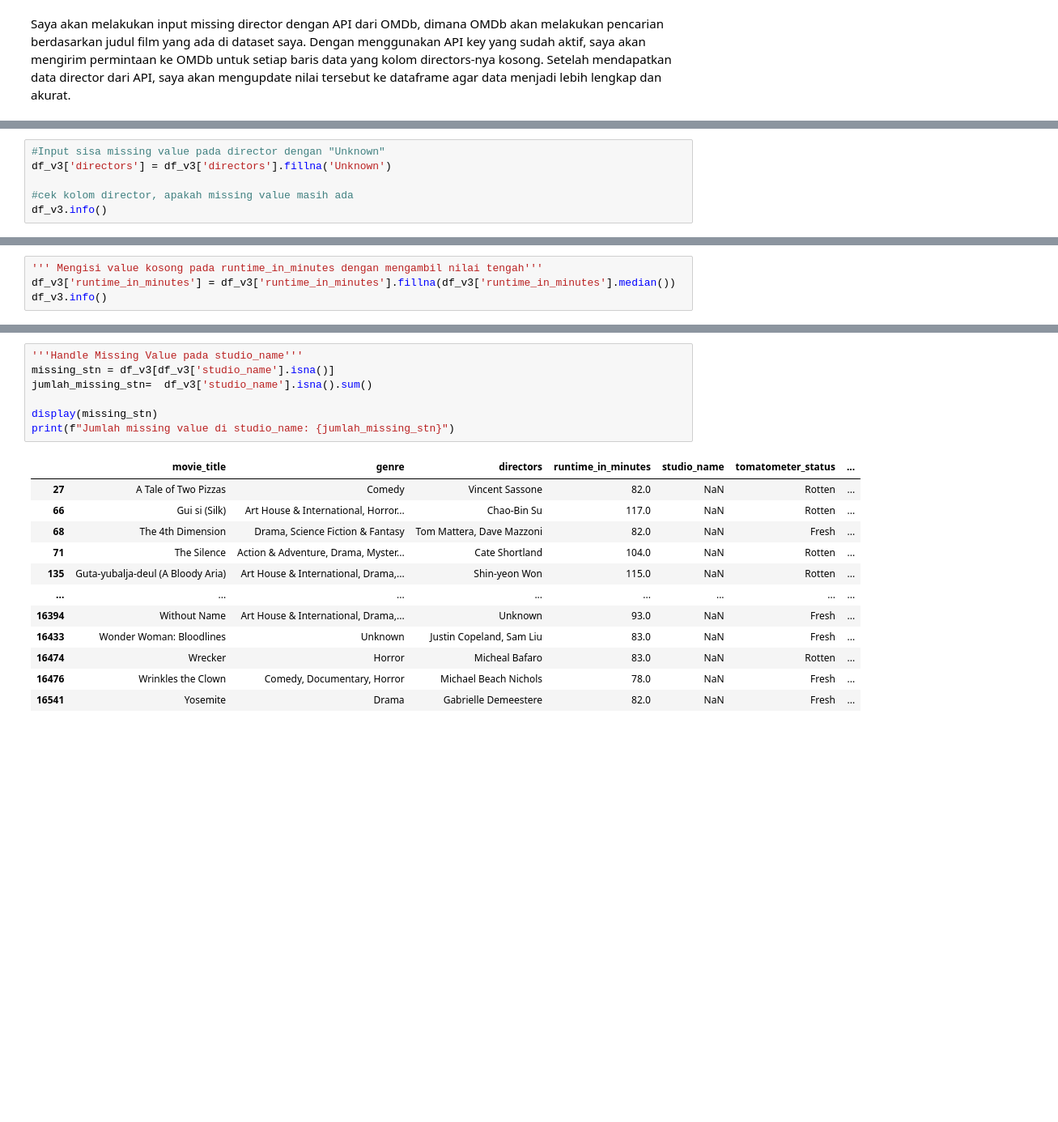
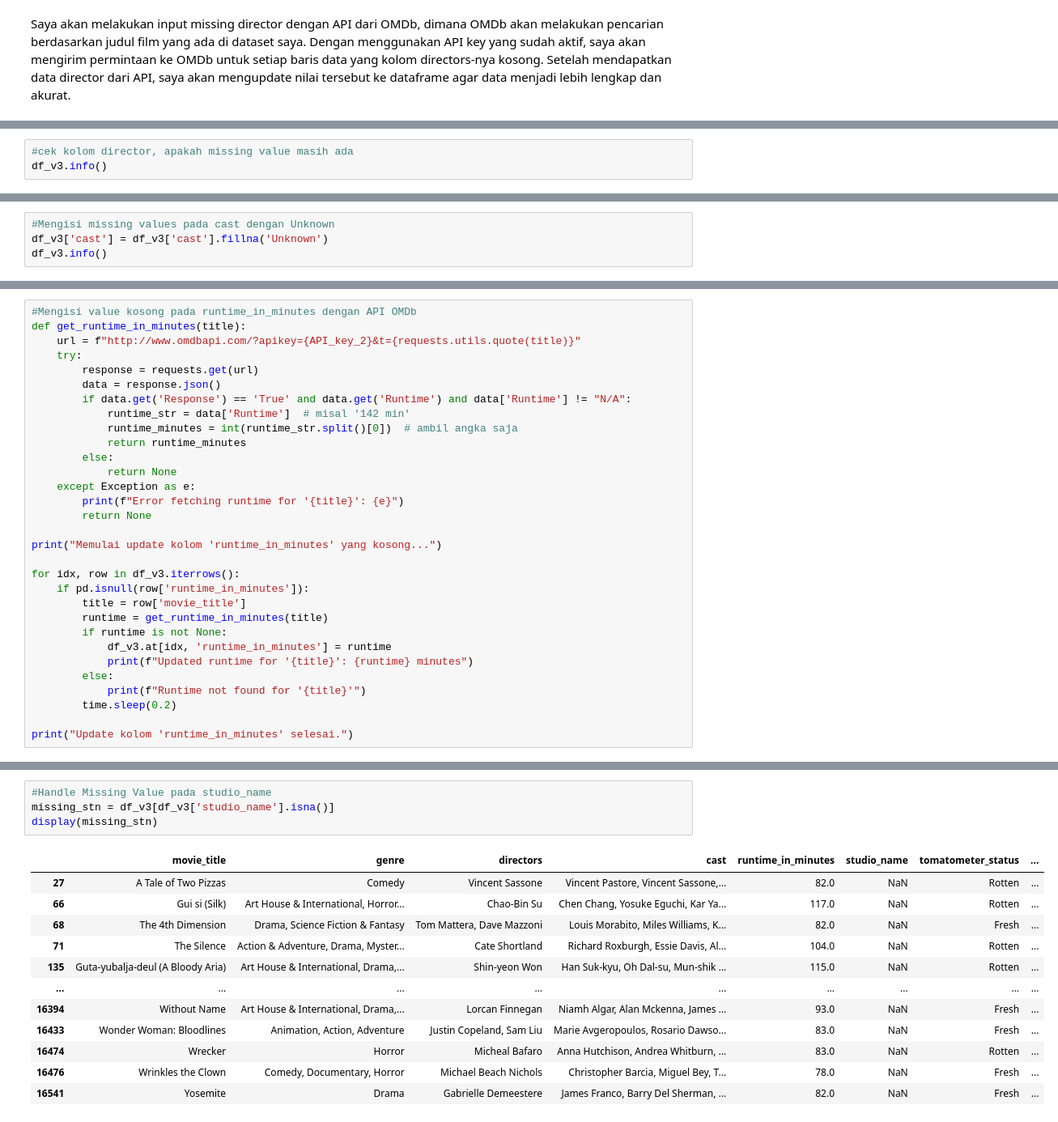
Before and after one commit to HbbSiregar/StreamWise, a Jupyter notebook: StreamWise.ipynb, the cells around one changed output, grey strips where cells are left out. Shown at 81% size. Saved outputs shown, nothing was run; the diff lists cells and outputs as text; blank space fills up the shorter version.

```diff
--- a/StreamWise.ipynb
+++ b/StreamWise.ipynb
@@ -494,7 +717,4 @@ Ada 9 Missing Value ada directors yang datanya tidak ada di OMBD, maka dari itu
 # %%
-#Input sisa missing value pada director dengan "Unknown"
-df_v3['directors'] = df_v3['directors'].fillna('Unknown')
-
 #cek kolom director, apakah missing value masih ada
 df_v3.info()
 # %% [output]
@@ -519,0 +960,4 @@ memory usage: 1.8+ MB
+# %%
+#Mengisi missing values pada cast dengan Unknown
+df_v3['cast'] = df_v3['cast'].fillna('Unknown')
+df_v3.info()
@@ -546,5 +1011,32 @@ Insight : Dari yang kita dapatkan bahwa hanya ada 1 % missing value di runtime_i
 # %%
-''' Mengisi value kosong pada runtime_in_minutes dengan mengambil nilai tengah'''
-df_v3['runtime_in_minutes'] = df_v3['runtime_in_minutes'].fillna(df_v3['runtime_in_minutes'].median())
-df_v3.info()
+#Mengisi value kosong pada runtime_in_minutes dengan API OMDb
+def get_runtime_in_minutes(title):
+    url = f"http://www.omdbapi.com/?apikey={API_key_2}&t={requests.utils.quote(title)}"
+    try:
+        response = requests.get(url)
+        data = response.json()
+        if data.get('Response') == 'True' and data.get('Runtime') and data['Runtime'] != "N/A":
+            runtime_str = data['Runtime']  # misal '142 min'
+            runtime_minutes = int(runtime_str.split()[0])  # ambil angka saja
+            return runtime_minutes
+        else:
+            return None
+    except Exception as e:
+        print(f"Error fetching runtime for '{title}': {e}")
+        return None
+
+print("Memulai update kolom 'runtime_in_minutes' yang kosong...")
+
+for idx, row in df_v3.iterrows():
+    if pd.isnull(row['runtime_in_minutes']):
+        title = row['movie_title']
+        runtime = get_runtime_in_minutes(title)
+        if runtime is not None:
+            df_v3.at[idx, 'runtime_in_minutes'] = runtime
+            print(f"Updated runtime for '{title}': {runtime} minutes")
+        else:
+            print(f"Runtime not found for '{title}'")
+        time.sleep(0.2)
+
+print("Update kolom 'runtime_in_minutes' selesai.")
 # %% [output]
@@ -573,20 +1134,17 @@ Insight : Handle missing values pada runtime_in_minutes selesai
 # %%
-'''Handle Missing Value pada studio_name'''
+#Handle Missing Value pada studio_name
 missing_stn = df_v3[df_v3['studio_name'].isna()]
-jumlah_missing_stn=  df_v3['studio_name'].isna().sum()
-
 display(missing_stn)
-print(f"Jumlah missing value di studio_name: {jumlah_missing_stn}")
 # %% [output]
-|  | movie_title | genre | directors | runtime_in_minutes | studio_name | tomatometer_status | ... |
-| 27 | A Tale of Two Pizzas | Comedy | Vincent Sassone | 82.0 | NaN | Rotten | ... |
-| 66 | Gui si (Silk) | Art House & International, Horror... | Chao-Bin Su | 117.0 | NaN | Rotten | ... |
-| 68 | The 4th Dimension | Drama, Science Fiction & Fantasy | Tom Mattera, Dave Mazzoni | 82.0 | NaN | Fresh | ... |
-| 71 | The Silence | Action & Adventure, Drama, Myster... | Cate Shortland | 104.0 | NaN | Rotten | ... |
-| 135 | Guta-yubalja-deul (A Bloody Aria) | Art House & International, Drama,... | Shin-yeon Won | 115.0 | NaN | Rotten | ... |
-| ... | ... | ... | ... | ... | ... | ... | ... |
-| 16394 | Without Name | Art House & International, Drama,... | Unknown | 93.0 | NaN | Fresh | ... |
-| 16433 | Wonder Woman: Bloodlines | Unknown | Justin Copeland, Sam Liu | 83.0 | NaN | Fresh | ... |
-| 16474 | Wrecker | Horror | Micheal Bafaro | 83.0 | NaN | Rotten | ... |
-| 16476 | Wrinkles the Clown | Comedy, Documentary, Horror | Michael Beach Nichols | 78.0 | NaN | Fresh | ... |
-| 16541 | Yosemite | Drama | Gabrielle Demeestere | 82.0 | NaN | Fresh | ... |
+|  | movie_title | genre | directors | cast | runtime_in_minutes | studio_name | tomatometer_status | ... |
+| 27 | A Tale of Two Pizzas | Comedy | Vincent Sassone | Vincent Pastore, Vincent Sassone,... | 82.0 | NaN | Rotten | ... |
+| 66 | Gui si (Silk) | Art House & International, Horror... | Chao-Bin Su | Chen Chang, Yosuke Eguchi, Kar Ya... | 117.0 | NaN | Rotten | ... |
+| 68 | The 4th Dimension | Drama, Science Fiction & Fantasy | Tom Mattera, Dave Mazzoni | Louis Morabito, Miles Williams, K... | 82.0 | NaN | Fresh | ... |
+| 71 | The Silence | Action & Adventure, Drama, Myster... | Cate Shortland | Richard Roxburgh, Essie Davis, Al... | 104.0 | NaN | Rotten | ... |
+| 135 | Guta-yubalja-deul (A Bloody Aria) | Art House & International, Drama,... | Shin-yeon Won | Han Suk-kyu, Oh Dal-su, Mun-shik ... | 115.0 | NaN | Rotten | ... |
+| ... | ... | ... | ... | ... | ... | ... | ... | ... |
+| 16394 | Without Name | Art House & International, Drama,... | Lorcan Finnegan | Niamh Algar, Alan Mckenna, James ... | 93.0 | NaN | Fresh | ... |
+| 16433 | Wonder Woman: Bloodlines | Animation, Action, Adventure | Justin Copeland, Sam Liu | Marie Avgeropoulos, Rosario Dawso... | 83.0 | NaN | Fresh | ... |
+| 16474 | Wrecker | Horror | Micheal Bafaro | Anna Hutchison, Andrea Whitburn, ... | 83.0 | NaN | Rotten | ... |
+| 16476 | Wrinkles the Clown | Comedy, Documentary, Horror | Michael Beach Nichols | Christopher Barcia, Miguel Bey, T... | 78.0 | NaN | Fresh | ... |
+| 16541 | Yosemite | Drama | Gabrielle Demeestere | James Franco, Barry Del Sherman, ... | 82.0 | NaN | Fresh | ... |
```
Also changed, not shown: parts of 78 cells of this notebook.
